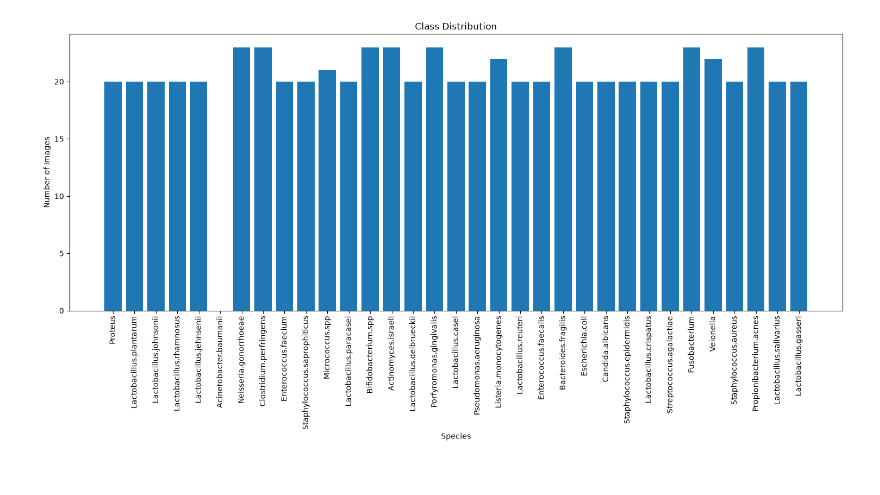
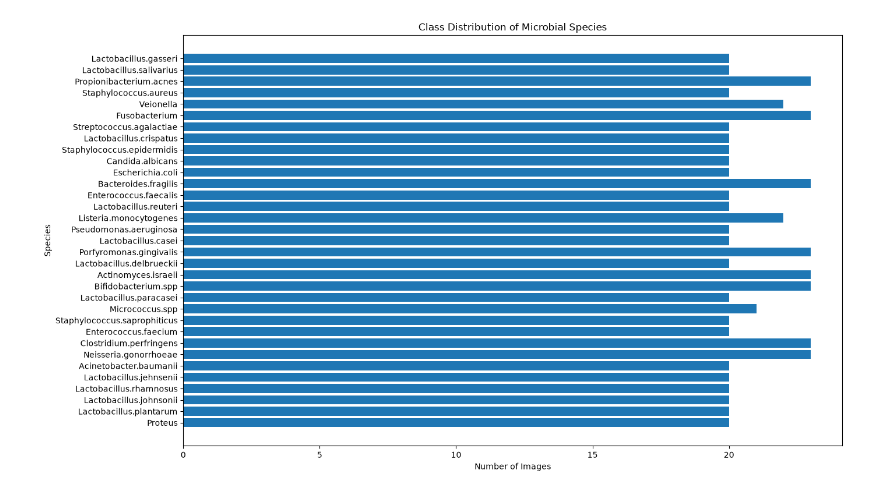
Before and after one commit to viveksingh-0658/AMR-Species-Classification, a Jupyter notebook: Notebook/Stage3_Dataset_Visualization.ipynb, the cells around one changed output. Drawn from its saved outputs; the diff is of its cells as text; code cells hidden in the pictures.

Commit message:
Stage3_Dataset_Visualization and readme updated after stage 3

```diff
--- a/Notebook/Stage3_Dataset_Visualization.ipynb
+++ b/Notebook/Stage3_Dataset_Visualization.ipynb
@@ -1,72 +97,90 @@
 # %%
-# ==========================================================
-# File Name: class_distribution.py
+# ============================================================
+# Stage 3: Class Distribution Visualization
 #
 # Purpose:
-# Count number of images present in each microbial species
-# folder and visualize the class distribution using a bar
-# chart.
-# ==========================================================
+# Visualize the number of images available for each
+# microbial species in the dataset.
+# ============================================================
 
 # Import required libraries
 import os
 import matplotlib.pyplot as plt
 
 # Dataset folder path
+# Notebook is inside Notebook/ folder,
+# so we go one level up using ..
 dataset_path = "../archive"
 
-# List to store species names
+# Store species names
 species_names = []
 
-# List to store image counts
+# Store image counts
 image_counts = []
 
 # Loop through every species folder
 for species in os.listdir(dataset_path):
 
-    # Create complete path of current species folder
+    # Create complete species folder path
     species_path = os.path.join(dataset_path, species)
 
-    # Check whether current item is a directory
-    if os.path.isdir(species_path):
+    # Skip if item is not a folder
+    if not os.path.isdir(species_path):
+        continue
 
-        # Count all .tif images inside folder
-        count = len(
-            [
-                file
-                for file in os.listdir(species_path)
-                if file.endswith(".tif")
-            ]
-        )
+    # Initialize image counter
+    count = 0
 
-        # Store species name
-        species_names.append(species)
+    # Traverse folder recursively
+    # This also handles nested folders
+    for root, dirs, files in os.walk(species_path):
 
-        # Store image count
-        image_counts.append(count)
+        # Check every file
+        for file in files:
 
-# Create figure for visualization
-plt.figure(figsize=(15, 8))
+            # Count only TIFF images
+            if file.lower().endswith(".tif"):
+                count += 1
 
-# Create bar chart
-plt.bar(species_names, image_counts)
+    # Store species name
+    species_names.append(species)
 
-# Set graph title
-plt.title("Class Distribution")
+    # Store image count
+    image_counts.append(count)
 
-# Label X-axis
-plt.xlabel("Species")
+# Create figure
+plt.figure(figsize=(14, 8))
 
-# Label Y-axis
-plt.ylabel("Number of Images")
+# Create horizontal bar chart
+plt.barh(species_names, image_counts)
 
-# Rotate species names for better readability
-plt.xticks(rotation=90)
+# Add chart title
+plt.title("Class Distribution of Microbial Species")
 
-# Adjust layout
+# Add x-axis label
+plt.xlabel("Number of Images")
+
+# Add y-axis label
+plt.ylabel("Species")
+
+# Improve spacing
 plt.tight_layout()
+
+# Save graph in project results folder
+plt.savefig(
+    "../results/class_distribution.png",
+    dpi=300,
+    bbox_inches="tight"
+)
 
 # Display graph
 plt.show()
+
+# Print success message
+print("Graph saved successfully.")
+
+# Print dataset summary
+print("Total Classes:", len(species_names))
+print("Total Images :", sum(image_counts))
 # %% [output]
-[figure, old version]
+[figure, new version]
```
Also changed, not shown: parts of 25 cells of this notebook, 1 other file.
